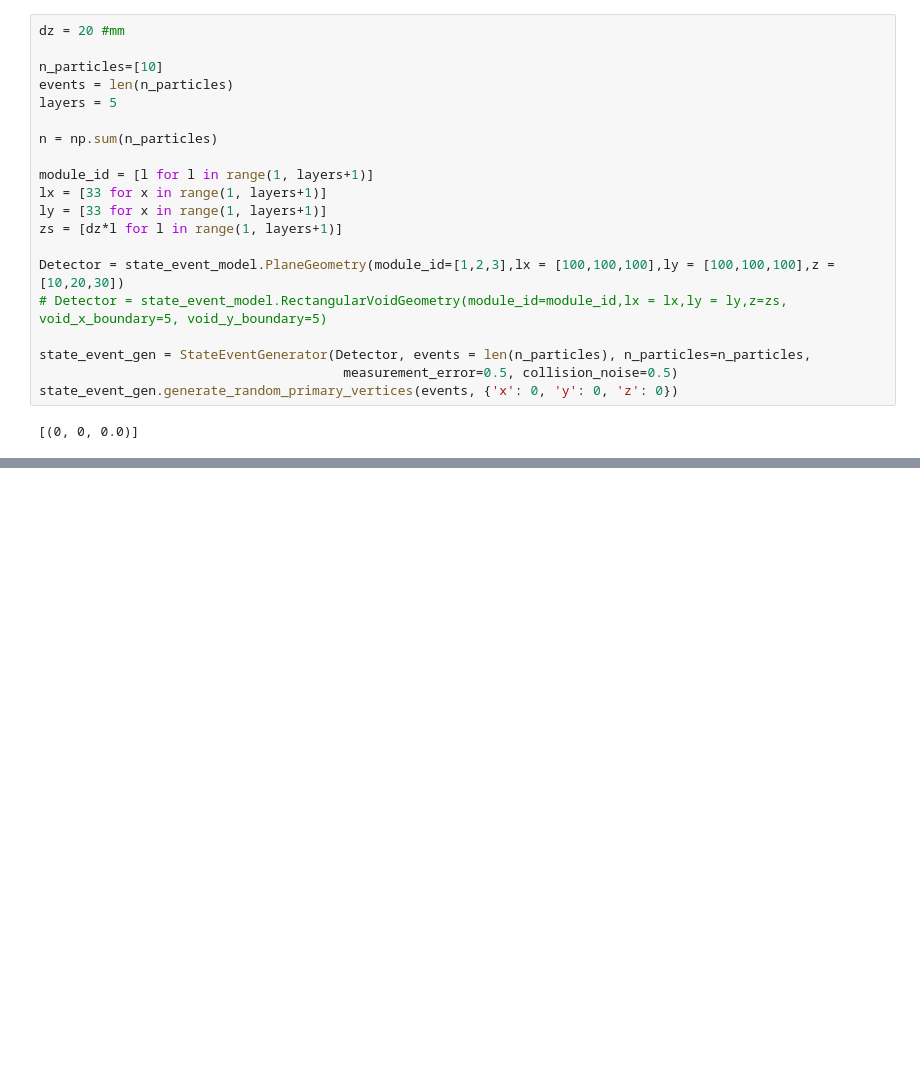
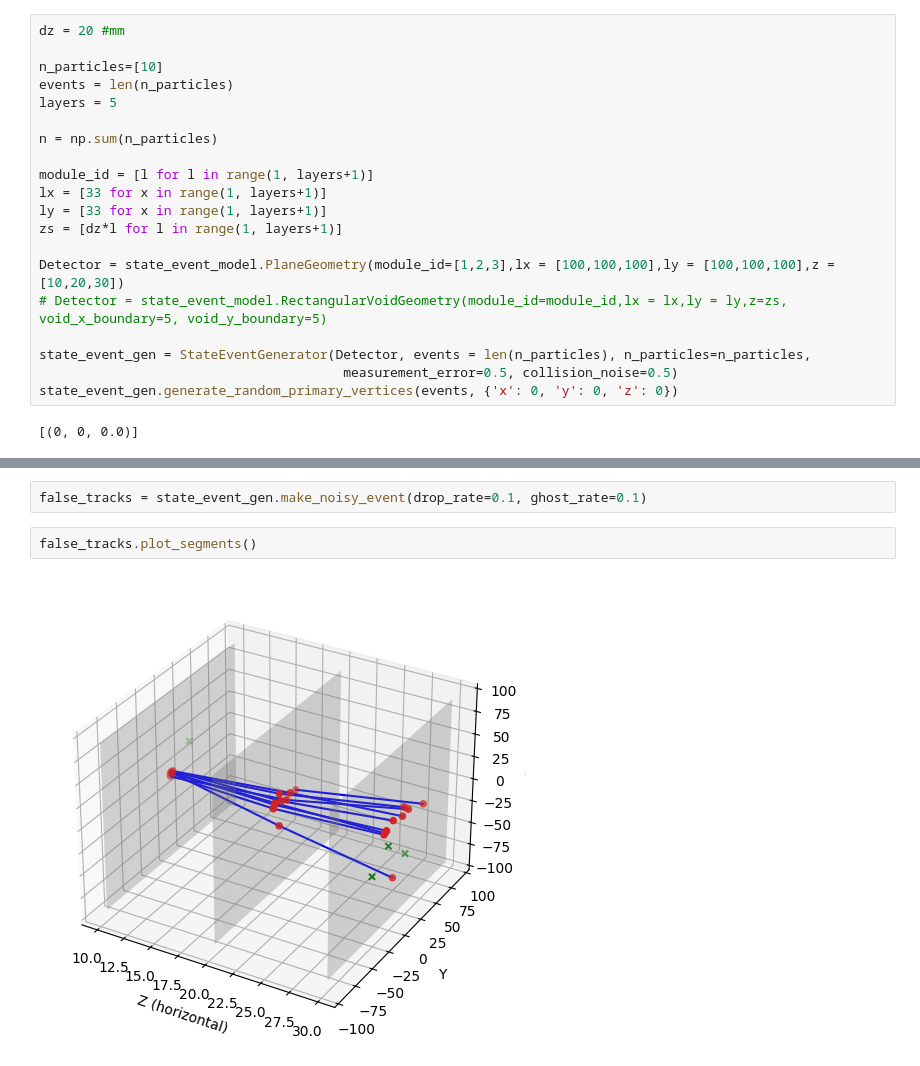
Before and after one commit to GeorgeWilliam1999/LHCb_VeLo_Toy_Model, a Jupyter notebook: test.ipynb, the cells around one changed output, grey strips where cells are left out. Saved outputs shown, nothing was run; the diff lists cells and outputs as text; blank space fills up the shorter version.

Commit message:
noise and ghost added

```diff
--- a/test.ipynb
+++ b/test.ipynb
@@ -54,3 +51,9 @@ event_tracks.plot_segments()
+# %%
+false_tracks = state_event_gen.make_noisy_event(drop_rate=0.1, ghost_rate=0.1)
+# %%
+false_tracks.plot_segments()
+# %% [output]
+[figure, added]
 # %%
 from LHCB_Velo_Toy_Models.simple_hamiltonian import SimpleHamiltonian
 
```
Also changed, not shown: parts of 6 cells of this notebook, 6 other files.
